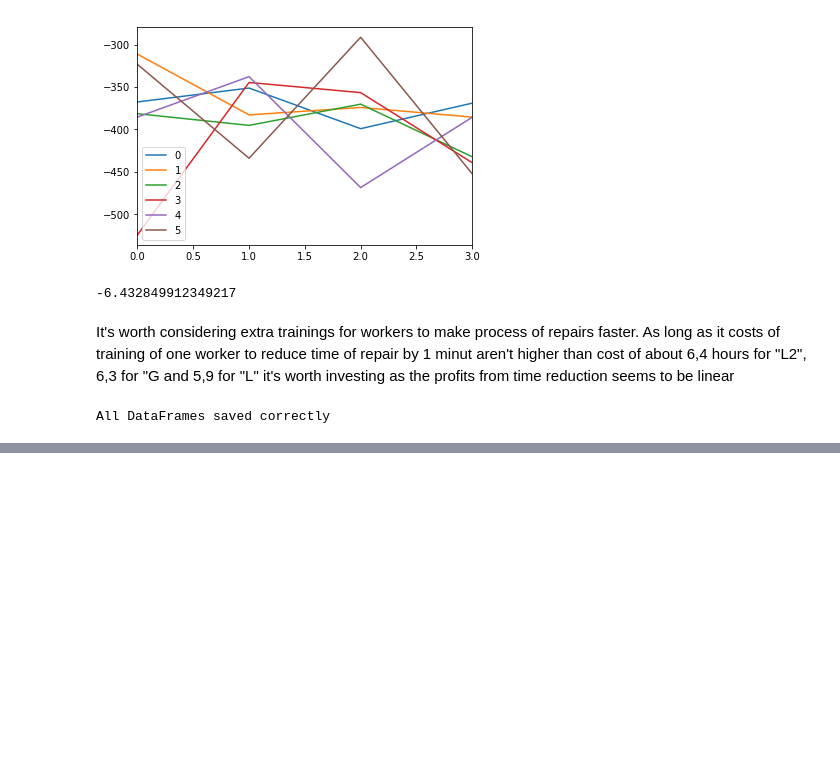
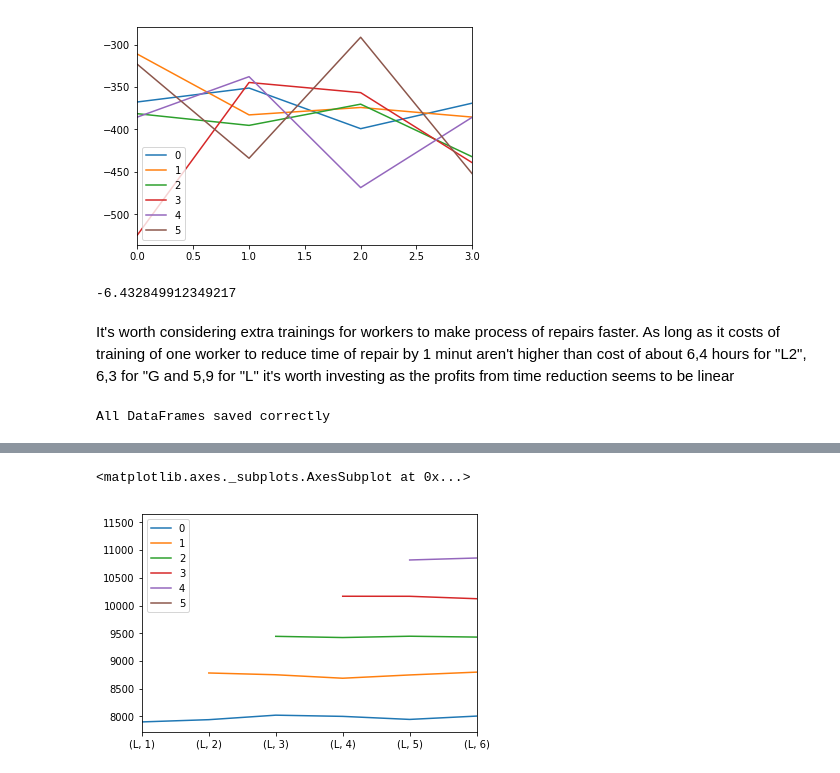
Before and after one commit to puchmichal/ZMS, a Jupyter notebook: project_2/simulation.ipynb, the cells around one changed output, grey strips where cells are left out. Drawn from its saved outputs; the diff is of its cells as text; code cells hidden in the pictures; blank space fills up the shorter version.

Commit message:
adding sesitivity analysis of number of machines

```diff
--- a/project_2/simulation.ipynb
+++ b/project_2/simulation.ipynb
@@ -400,0 +407,8 @@ All DataFrames saved correctly
+# %%
+t0 = time.clock()
+results_machine_reduction = {}
+for setup in ['L', 'G', 'L2']:
+    for n in range(6):
+        n_machines = n + 1
+        results_machine_reduction[(setup, n_machines)] = run_model(iterations, horizon, avg_working_time, avg_repair_time, n_machines, m, setup)
+print('Entire simulation duration time: {:.1f}s'.format(time.clock() - t0))
@@ -400,0 +417,2 @@ All DataFrames saved correctly
+# %%
+df_machine_reduction = pd.DataFrame.from_dict(results_machine_reduction, orient='index')
@@ -400,0 +451,5 @@ All DataFrames saved correctly
+# %%
+df_machine_reduction.iloc[:6,:].plot()
+# %% [output]
+<matplotlib.axes._subplots.AxesSubplot at 0x...>
+[figure, added]
```
Also changed, not shown: parts of 17 cells of this notebook, 2 other files.
